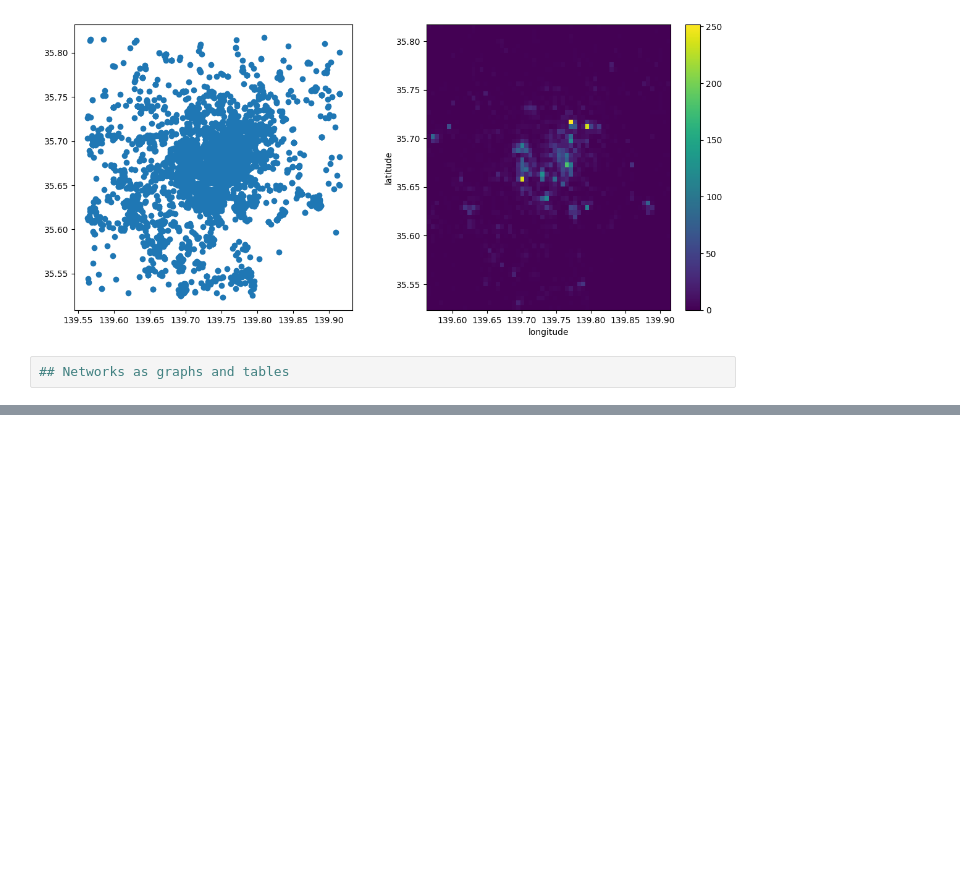
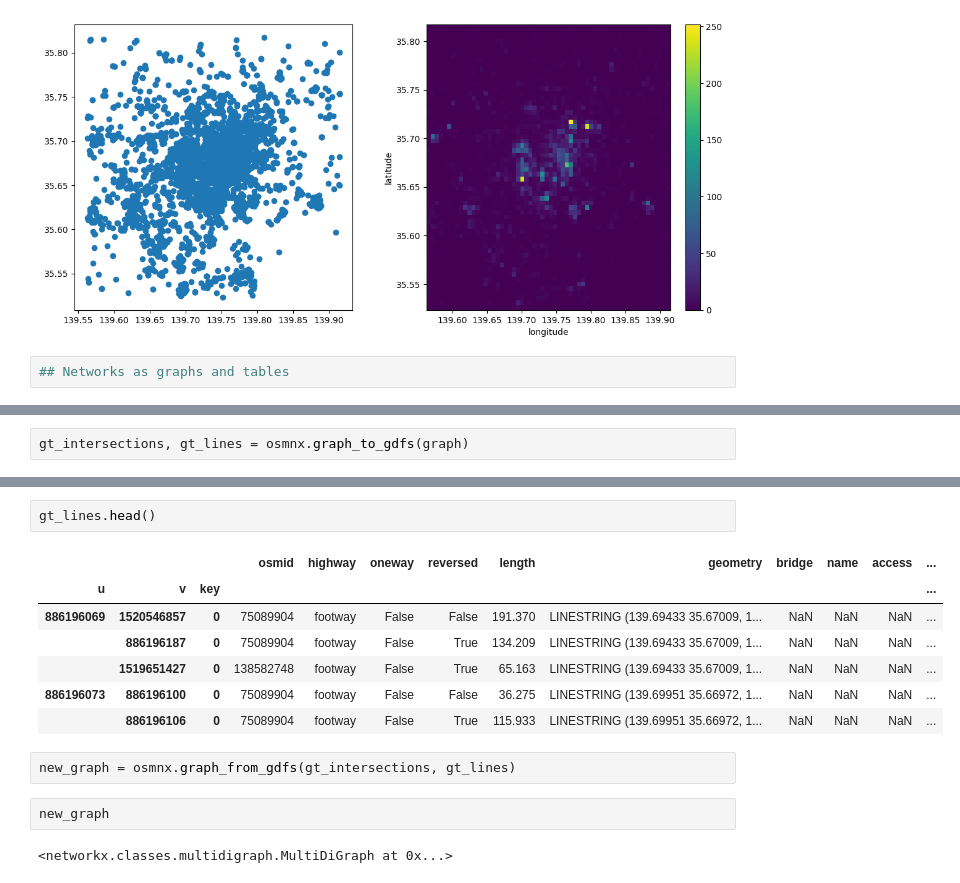
Before and after one commit to Maras13/geographic_data_science, a Jupyter notebook: BBSpatial_data.ipynb, the cells around one changed output, grey strips where cells are left out. Cells and saved outputs as stored; diff of their text form; blank space fills up the shorter version.

```diff
--- a/Spatial_data.ipynb
+++ b/BBSpatial_data.ipynb
@@ -548,0 +553,2 @@ grid.plot(ax=axs[1]);
+# %%
+gt_intersections, gt_lines = osmnx.graph_to_gdfs(graph)
@@ -548,0 +565,16 @@ grid.plot(ax=axs[1]);
+# %%
+gt_lines.head()
+# %% [output]
+|  |  |  | osmid | highway | oneway | reversed | length | geometry | bridge | name | access | ... |
+| u | v | key |  |  |  |  |  |  |  |  |  | ... |
+| 886196069 | 1520546857 | 0 | 75089904 | footway | False | False | 191.370 | LINESTRING (139.69433 35.67009, 1... | NaN | NaN | NaN | ... |
+|  | 886196187 | 0 | 75089904 | footway | False | True | 134.209 | LINESTRING (139.69433 35.67009, 1... | NaN | NaN | NaN | ... |
+|  | 1519651427 | 0 | 138582748 | footway | False | True | 65.163 | LINESTRING (139.69433 35.67009, 1... | NaN | NaN | NaN | ... |
+| 886196073 | 886196100 | 0 | 75089904 | footway | False | False | 36.275 | LINESTRING (139.69951 35.66972, 1... | NaN | NaN | NaN | ... |
+|  | 886196106 | 0 | 75089904 | footway | False | True | 115.933 | LINESTRING (139.69951 35.66972, 1... | NaN | NaN | NaN | ... |
+# %%
+new_graph = osmnx.graph_from_gdfs(gt_intersections, gt_lines)
+# %%
+new_graph
+# %% [output]
+<networkx.classes.multidigraph.MultiDiGraph at 0x...>
```
Also changed, not shown: parts of 6 cells of this notebook, 6 other files.
